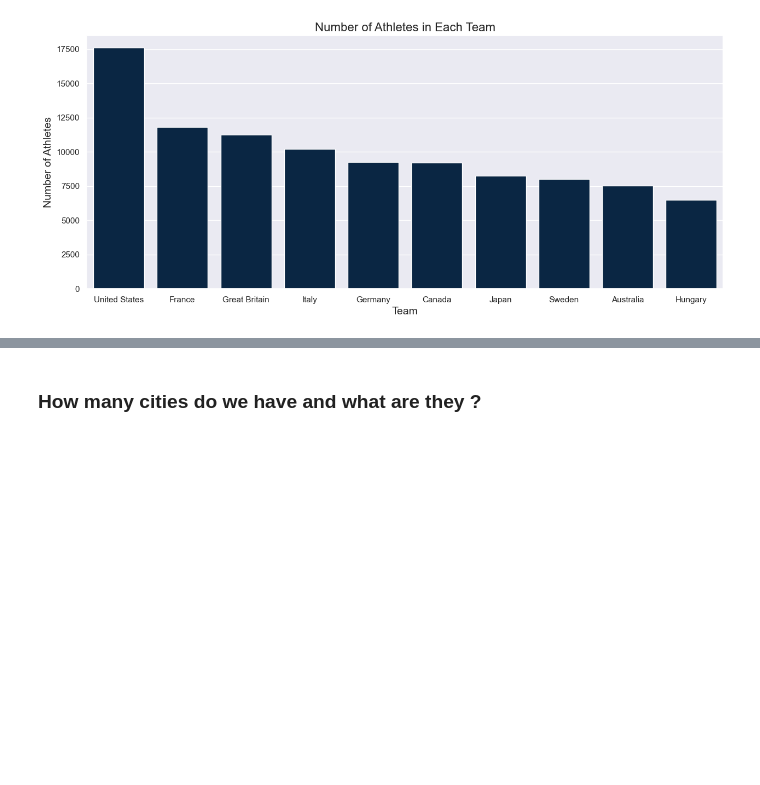
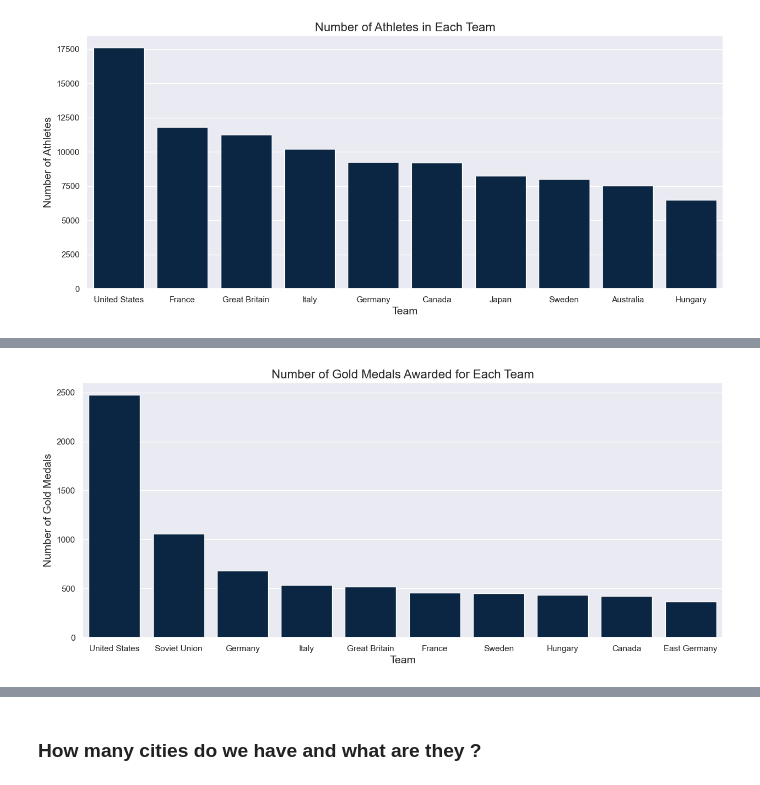
Before and after one commit to BassamSaleh99/Olympic-EDA, a Jupyter notebook: Olympic-EDA.ipynb, the cells around one changed output, grey strips where cells are left out. Drawn from its saved outputs; the diff is of its cells as text; code cells hidden in the pictures; blank space fills up the shorter version.

Commit message:
Number of gold medals awarded for each team

```diff
--- a/Olympic-EDA.ipynb
+++ b/Olympic-EDA.ipynb
@@ -480,0 +483,7 @@ plt.show()
+# %%
+num_medal_each_team = df.groupby(['Team', 'Medal']).size().unstack()
+num_medal_each_team.columns = ['N_' + col for col in num_medal_each_team.columns]
+num_medal_each_team = num_medal_each_team['N_Gold']
+num_medal_each_team = num_medal_each_team.sort_values(ascending=False)
+num_medal_each_team = num_medal_each_team[:10]
+num_medal_each_team.head()
@@ -480,0 +498,12 @@ plt.show()
+# %%
+plt.figure(figsize=(15, 6))
+
+sns.barplot(x=num_medal_each_team.index, y=num_medal_each_team, color='#00264D')
+
+plt.title('Number of Gold Medals Awarded for Each Team', fontsize=16)
+plt.xlabel('Team', fontsize=14)
+plt.ylabel('Number of Gold Medals', fontsize=14)
+
+plt.show()
+# %% [output]
+[figure, added]
```
Also changed, not shown: parts of 3 cells of this notebook.
